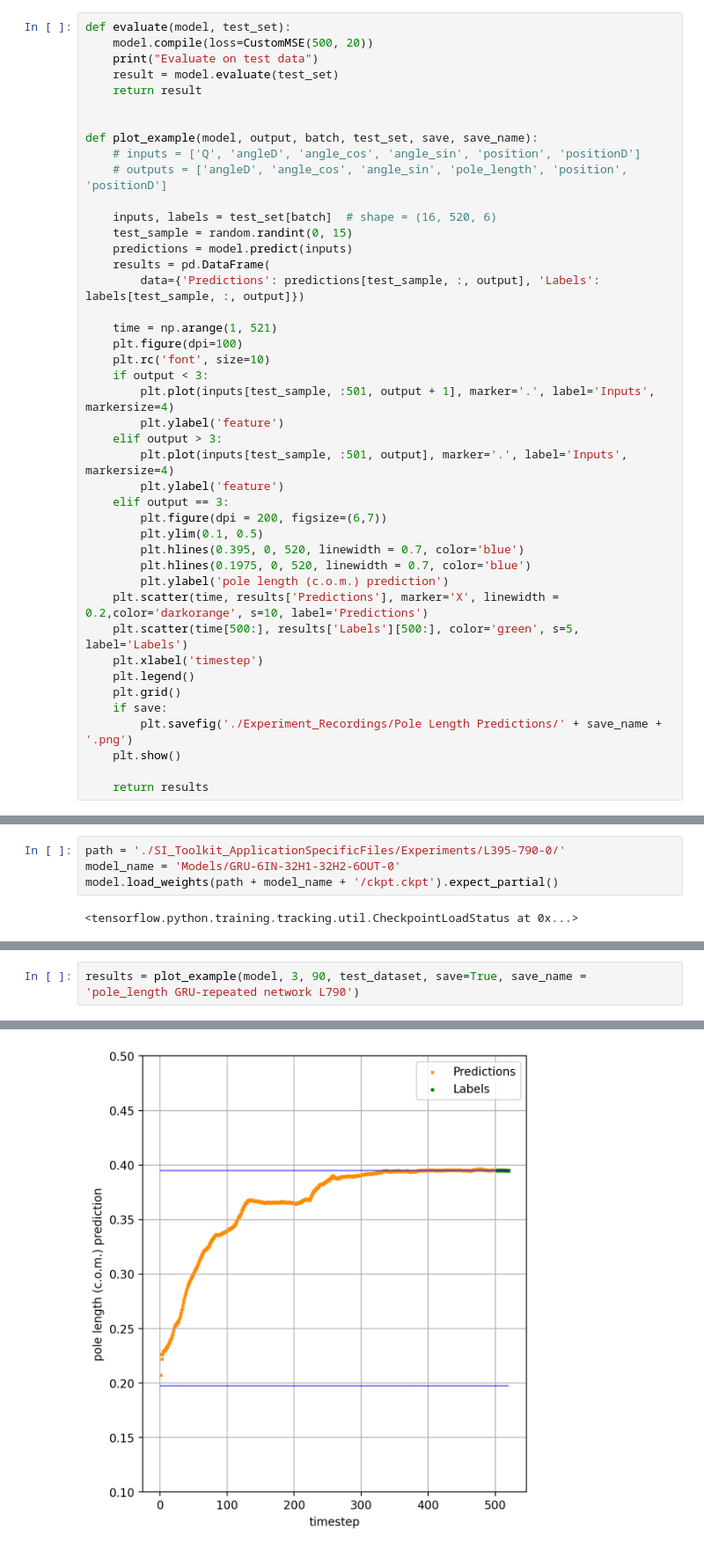
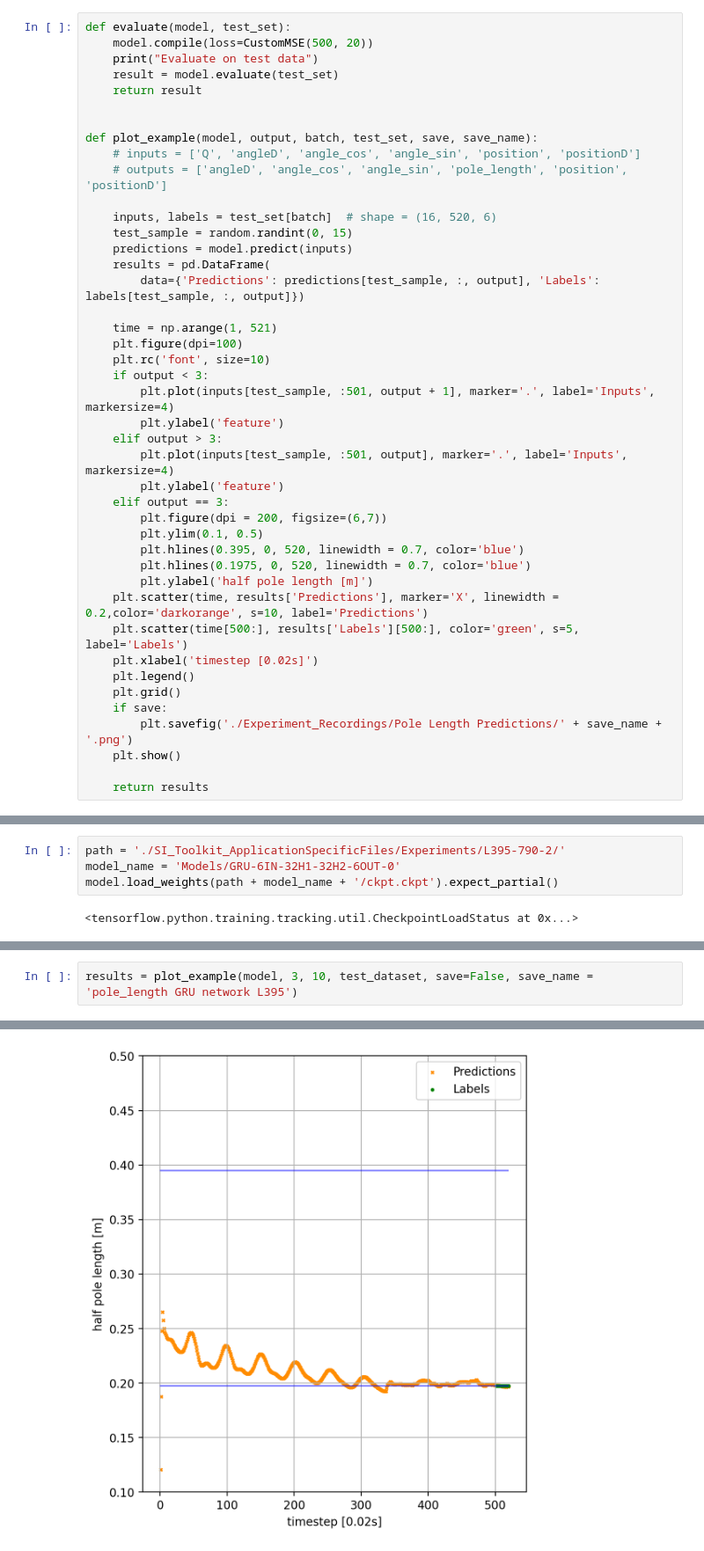
Before and after one commit to SensorsINI/CartPoleSimulation, a Jupyter notebook: Experiment_Recordings/Pole_length testing.ipynb, the cells around one changed output, grey strips where cells are left out. Shown at 88% size. Cells and saved outputs as stored; diff of their text form.

Commit message:
Changes in Pole_lenth testing

```diff
--- a/Experiment_Recordings/Pole_length testing.ipynb
+++ b/Experiment_Recordings/Pole_length testing.ipynb
@@ -90,10 +90,10 @@ def plot_example(model, output, batch, test_set, save, save_name):
         plt.ylim(0.1, 0.5)
         plt.hlines(0.395, 0, 520, linewidth = 0.7, color='blue')
         plt.hlines(0.1975, 0, 520, linewidth = 0.7, color='blue')
-        plt.ylabel('pole length (c.o.m.) prediction')
+        plt.ylabel('half pole length [m]')
     plt.scatter(time, results['Predictions'], marker='X', linewidth = 0.2,color='darkorange', s=10, label='Predictions')
     plt.scatter(time[500:], results['Labels'][500:], color='green', s=5, label='Labels')
-    plt.xlabel('timestep')
+    plt.xlabel('timestep [0.02s]')
     plt.legend()
     plt.grid()
     if save:
@@ -114,5 +122,5 @@ Loading data files:
 # %%
-path = './SI_Toolkit_ApplicationSpecificFiles/Experiments/L395-790-0/'
+path = './SI_Toolkit_ApplicationSpecificFiles/Experiments/L395-790-2/'
 model_name = 'Models/GRU-6IN-32H1-32H2-6OUT-0'
 model.load_weights(path + model_name + '/ckpt.ckpt').expect_partial()
 # %% [output]
@@ -126,5 +134,5 @@ Evaluate on test data
 # %%
-results = plot_example(model, 3, 90, test_dataset, save=True, save_name = 'pole_length GRU-repeated network L790')
+results = plot_example(model, 3, 10, test_dataset, save=False, save_name = 'pole_length GRU network L395')
 # %% [output]
 <Figure size 600x400 with 0 Axes>
-[figure, old version]
+[figure, new version]
```
Also changed, not shown: parts of 2 cells of this notebook.
